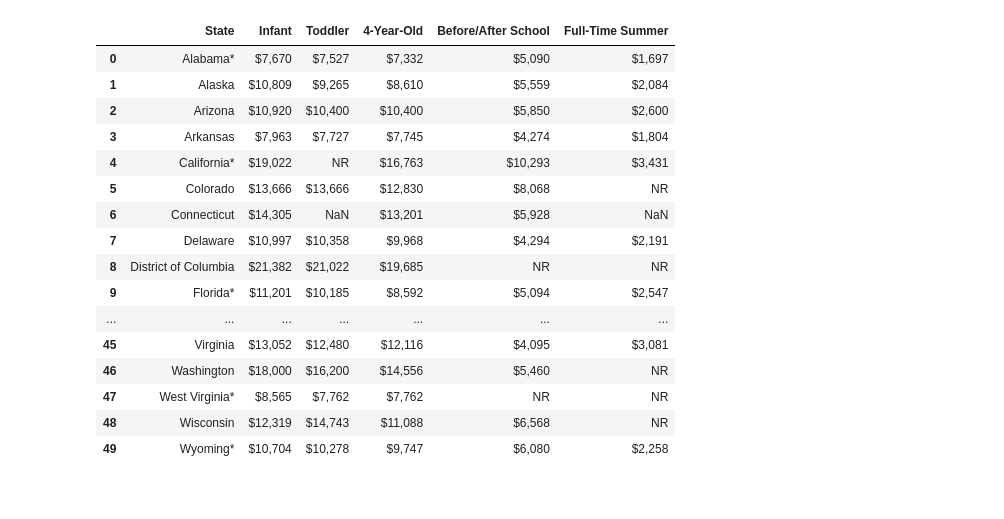
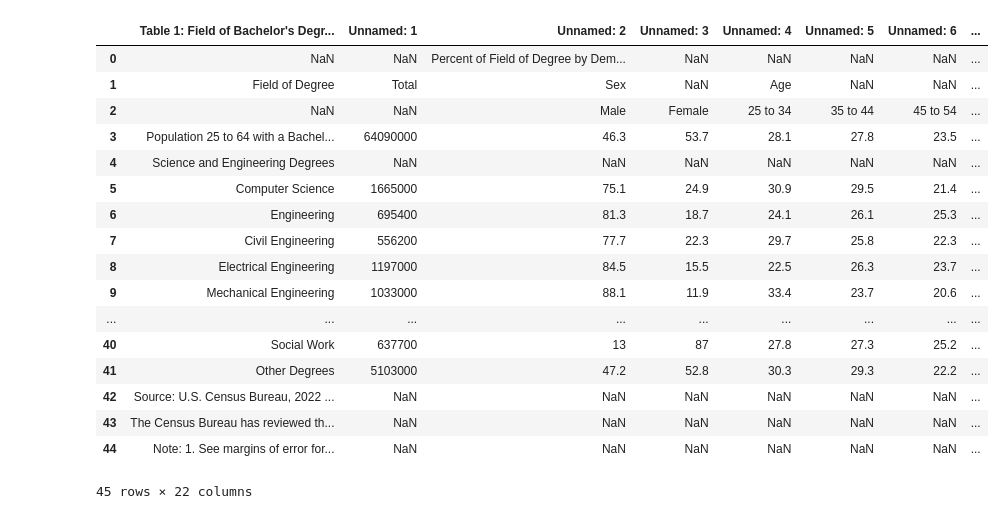
Before and after one commit to kc0leman/realistic_costs_and_wages, a Jupyter notebook: Untitled-1.ipynb, the cells around one changed output. Saved outputs shown, nothing was run; the diff lists cells and outputs as text; code cells hidden in the pictures.

Commit message:
continued cleaning; formatting data and adding automated cleaning

```diff
--- a/Untitled-1.ipynb
+++ b/Untitled-1.ipynb
@@ -3,22 +4,23 @@ import pandas as pd
-# %%
-pd.read_csv("data/pdf_data_to_convert/child_care/table2.txt")
-# %% [output]
-|  | State | Infant | Toddler | 4-Year-Old | Before/After School | Full-Time Summer |
-| 0 | Alabama* | $7,670 | $7,527 | $7,332 | $5,090 | $1,697 |
-| 1 | Alaska | $10,809 | $9,265 | $8,610 | $5,559 | $2,084 |
-| 2 | Arizona | $10,920 | $10,400 | $10,400 | $5,850 | $2,600 |
-| 3 | Arkansas | $7,963 | $7,727 | $7,745 | $4,274 | $1,804 |
-| 4 | California* | $19,022 | NR | $16,763 | $10,293 | $3,431 |
-| 5 | Colorado | $13,666 | $13,666 | $12,830 | $8,068 | NR |
-| 6 | Connecticut | $14,305 | NaN | $13,201 | $5,928 | NaN |
-| 7 | Delaware | $10,997 | $10,358 | $9,968 | $4,294 | $2,191 |
-| 8 | District of Columbia | $21,382 | $21,022 | $19,685 | NR | NR |
-| 9 | Florida* | $11,201 | $10,185 | $8,592 | $5,094 | $2,547 |
-| ... | ... | ... | ... | ... | ... | ... |
-| 45 | Virginia | $13,052 | $12,480 | $12,116 | $4,095 | $3,081 |
-| 46 | Washington | $18,000 | $16,200 | $14,556 | $5,460 | NR |
-| 47 | West Virginia* | $8,565 | $7,762 | $7,762 | NR | NR |
-| 48 | Wisconsin | $12,319 | $14,743 | $11,088 | $6,568 | NR |
-| 49 | Wyoming* | $10,704 | $10,278 | $9,747 | $6,080 | $2,258 |
 # %%
-pd.read_excel("")
+raw = pd.read_excel("data/education/original/Tab1_FOD.xlsx")
+
+raw
+# %% [output]
+|  | Table 1: Field of Bachelor's Degr... | Unnamed: 1 | Unnamed: 2 | Unnamed: 3 | Unnamed: 4 | Unnamed: 5 | Unnamed: 6 | ... |
+| 0 | NaN | NaN | Percent of Field of Degree by Dem... | NaN | NaN | NaN | NaN | ... |
+| 1 | Field of Degree | Total | Sex | NaN | Age | NaN | NaN | ... |
+| 2 | NaN | NaN | Male | Female | 25 to 34 | 35 to 44 | 45 to 54 | ... |
+| 3 | Population 25 to 64 with a Bachel... | 64090000 | 46.3 | 53.7 | 28.1 | 27.8 | 23.5 | ... |
+| 4 | Science and Engineering Degrees | NaN | NaN | NaN | NaN | NaN | NaN | ... |
+| 5 | Computer Science | 1665000 | 75.1 | 24.9 | 30.9 | 29.5 | 21.4 | ... |
+| 6 | Engineering | 695400 | 81.3 | 18.7 | 24.1 | 26.1 | 25.3 | ... |
+| 7 | Civil Engineering | 556200 | 77.7 | 22.3 | 29.7 | 25.8 | 22.3 | ... |
+| 8 | Electrical Engineering | 1197000 | 84.5 | 15.5 | 22.5 | 26.3 | 23.7 | ... |
+| 9 | Mechanical Engineering | 1033000 | 88.1 | 11.9 | 33.4 | 23.7 | 20.6 | ... |
+| ... | ... | ... | ... | ... | ... | ... | ... | ... |
+| 40 | Social Work | 637700 | 13 | 87 | 27.8 | 27.3 | 25.2 | ... |
+| 41 | Other Degrees | 5103000 | 47.2 | 52.8 | 30.3 | 29.3 | 22.2 | ... |
+| 42 | Source: U.S. Census Bureau, 2022 ... | NaN | NaN | NaN | NaN | NaN | NaN | ... |
+| 43 | The Census Bureau has reviewed th... | NaN | NaN | NaN | NaN | NaN | NaN | ... |
+| 44 | Note: 1. See margins of error for... | NaN | NaN | NaN | NaN | NaN | NaN | ... |
+45 rows × 22 columns
```
Also changed, not shown: parts of 4 cells of this notebook, 24 other files.
